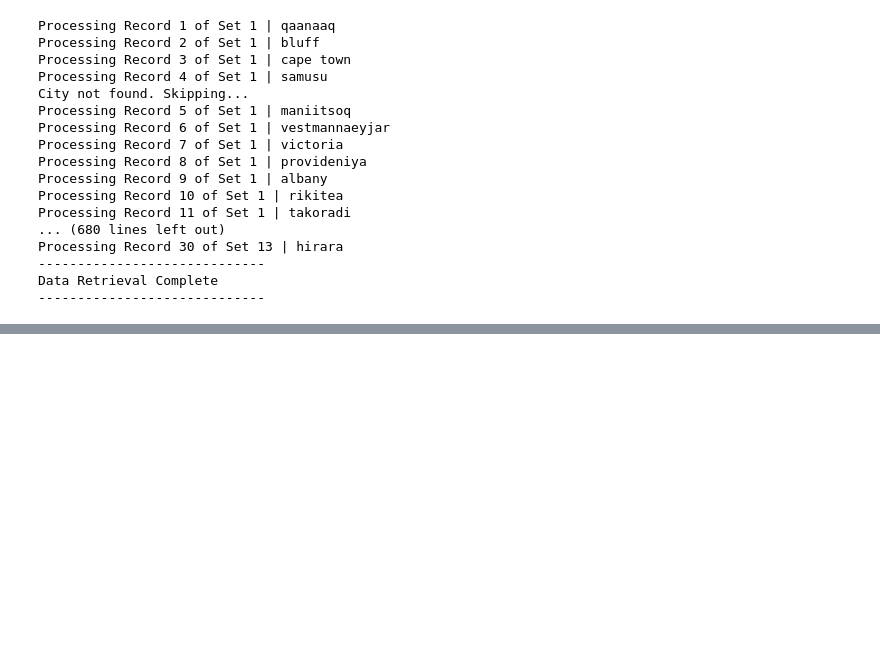
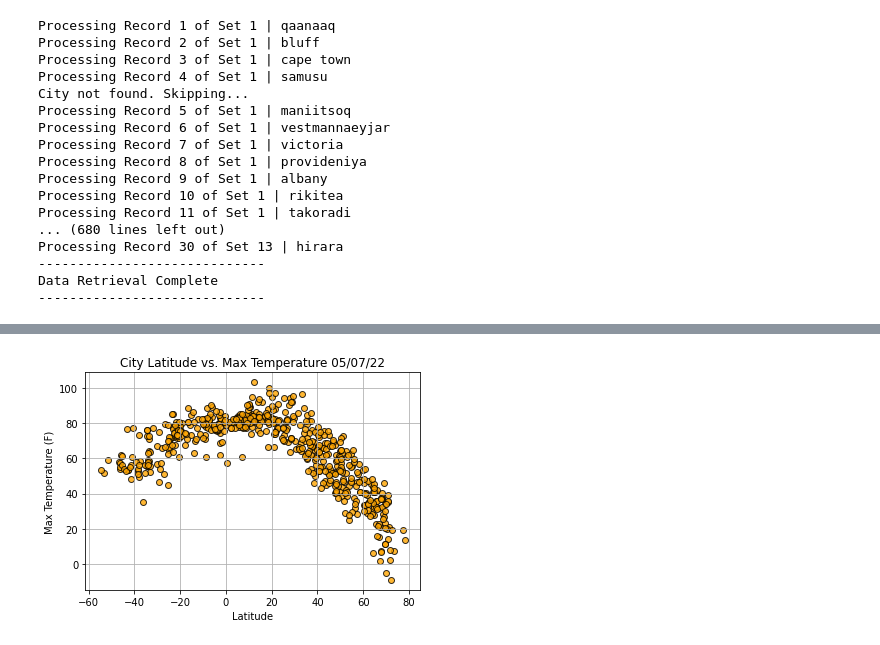
Before and after one commit to tbrech4/Weather_Analysis, a Jupyter notebook: WeatherPy.ipynb, the cells around one changed output, grey strips where cells are left out. Cells and saved outputs as stored; diff of their text form; code cells hidden in the pictures; blank space fills up the shorter version.

Commit message:
Added weather analysis graphs

```diff
--- a/WeatherPy.ipynb
+++ b/WeatherPy.ipynb
@@ -18,0 +7,3 @@ http://api.openweathermap.org/data/2.5/weather?units=Imperial&APPID=8b36b72a41a1
+# %%
+plt.rcParams['axes.facecolor']='white'
+plt.rcParams['savefig.facecolor']='white'
@@ -186,0 +190,29 @@ city_data_df.to_csv(output_data_file, index_label="City_ID")
+# %%
+# Extracting data for plotting
+
+lats = city_data_df["Lat"]
+max_temps = city_data_df["Max Temp"]
+humidity = city_data_df["Humidity"]
+cloudiness = city_data_df["Cloudiness"]
+wind_speed = city_data_df["Wind Speed"]
+# %%
+# Build the scatter plot for latitude vs. max temperature.
+plt.scatter(lats,
+            max_temps,
+            edgecolor="black", linewidths=1, marker="o",
+            alpha=0.8, label="Cities",
+            color = "Orange")
+
+# Incorporate the other graph properties.
+plt.title(f"City Latitude vs. Max Temperature "+ time.strftime("%x"))
+plt.ylabel("Max Temperature (F)")
+plt.xlabel("Latitude")
+plt.grid(True)
+
+# Save the figure.
+plt.savefig("weather_data/Fig1.png")
+
+# Show plot.
+plt.show()
+# %% [output]
+[figure, added]
```
Also changed, not shown: parts of 13 cells of this notebook, 4 other files.
